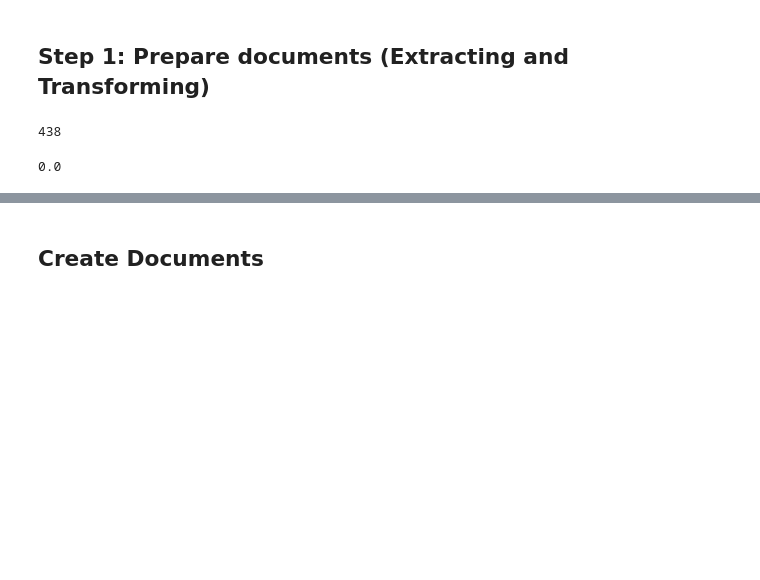
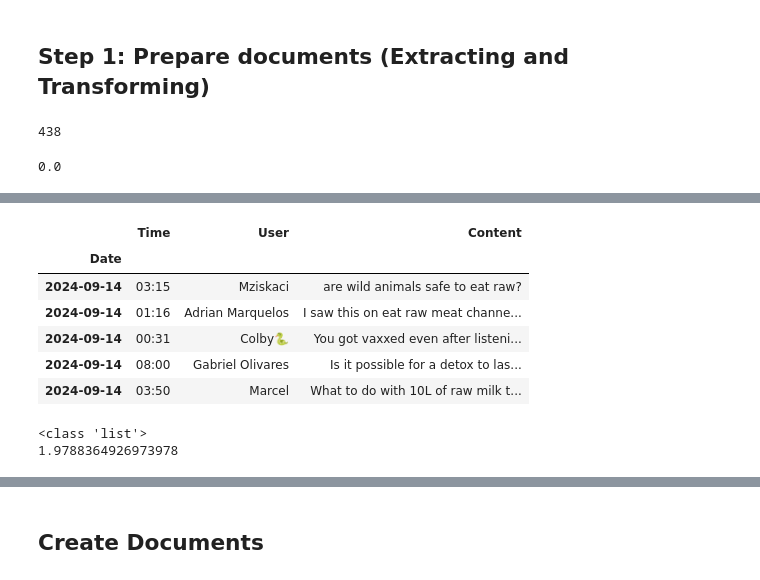
Before and after one commit to Wali-Mohamed/PrimalHealth, a Jupyter notebook: notebooks/1-rag_test.ipynb, the cells around one changed output, grey strips where cells are left out. Cells and saved outputs as stored; diff of their text form; code cells hidden in the pictures; blank space fills up the shorter version.

```diff
--- a/notebooks/1-rag_test.ipynb
+++ b/notebooks/1-rag_test.ipynb
@@ -120,0 +128,41 @@ df.head()
+# %%
+# Set the 'Date' column as the index of the DataFrame
+df.set_index('Date', inplace=True)
+# Sort the DataFrame by the index (Date)
+df.sort_index(inplace=True)
+df.tail()
+# %% [output]
+|  | Time | User | Content |
+| Date |  |  |  |
+| 2024-09-14 | 03:15 | Mziskaci | are wild animals safe to eat raw? |
+| 2024-09-14 | 01:16 | Adrian Marquelos | I saw this on eat raw meat channe... |
+| 2024-09-14 | 00:31 | Colby🐍 | You got vaxxed even after listeni... |
+| 2024-09-14 | 08:00 | Gabriel Olivares | Is it possible for a detox to las... |
+| 2024-09-14 | 03:50 | Marcel | What to do with 10L of raw milk t... |
+# %%
+chunked_data = []
+current_chunk = []
+t0 = time.time()
+for i in range(len(df)):
+    if i == 0 or df.iloc[i]['User'] == df.iloc[i-1]['User']:
+        current_chunk.append(df.iloc[i]['Content'])
+    else:
+        chunked_data.append(" ".join(current_chunk))
+        current_chunk = [df.iloc[i]['Content']]
+
+# Append the last chunk
+if current_chunk:
+    chunked_data.append(" ".join(current_chunk))
+print(type(chunked_data))
+# Create a new DataFrame with chunked data
+chunked_df = pd.DataFrame({'Chunked_Content': chunked_data})
+
+# Save the chunked data
+chunked_df.to_csv('../data/clean_data/thread_chunked_conversations.csv', index=False)
+
+t1 = time.time()
+total = t1-t0
+print(total/60)
+# %% [output]
+<class 'list'>
+1.9788364926973978
```
Also changed, not shown: parts of 25 cells of this notebook, 7 other files.
